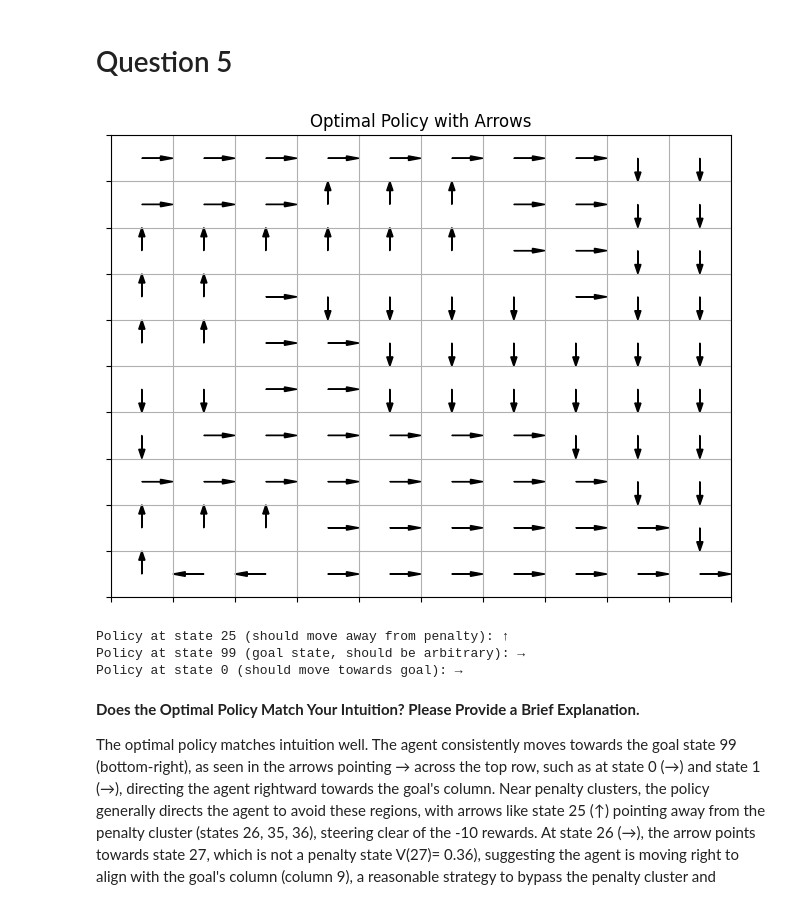
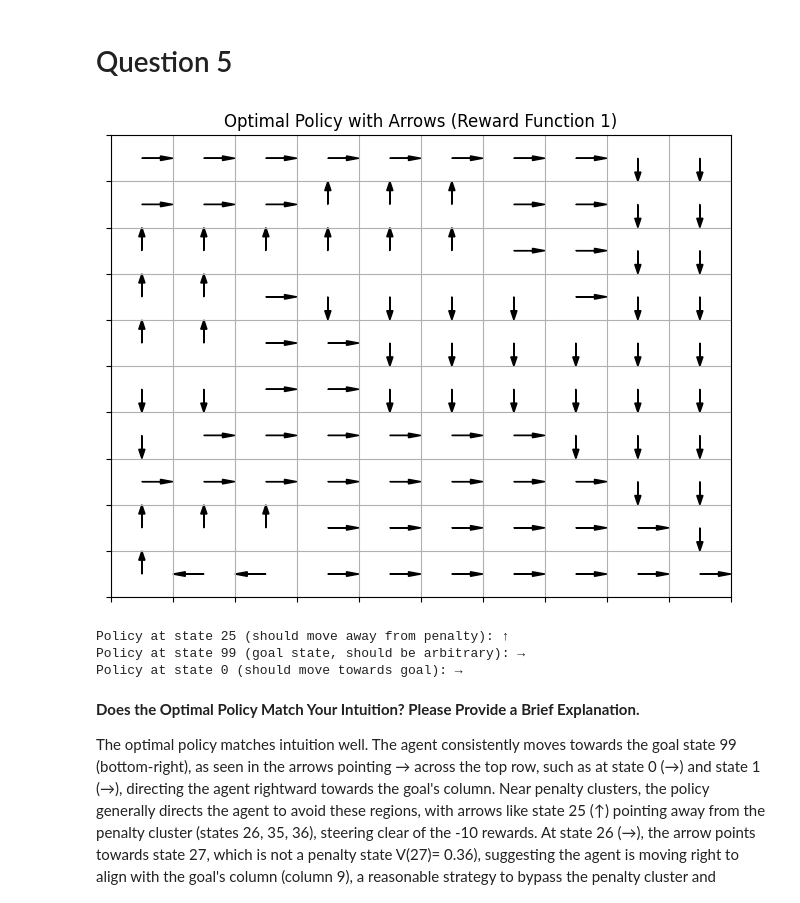
Before and after one commit to kbaseba/232E, a Jupyter notebook: Project_3/ECE232E_Project3_606539982_106405230_106303745.ipynb, the cells around one changed output. Drawn from its saved outputs; the diff is of its cells as text; code cells hidden in the pictures.

```diff
--- a/Project_3/ECE232E_Project3_606539982_106405230_106303745.ipynb
+++ b/Project_3/ECE232E_Project3_606539982_106405230_106303745.ipynb
@@ -294,7 +294,7 @@ epsilon = 0.01
 
 # Actions: 0=Right, 1=Left, 2=Up, 3=Down
 actions = [0, 1, 2, 3]
-action_arrows = {0: (1, 0), 1: (-1, 0), 2: (0, 1), 3: (0, -1)}  # (dx, dy) for arrows
+action_arrows = {0: (1, 0), 1: (-1, 0), 2: (0, 1), 3: (0, -1)}  # Up increases y (upward in plot)
 action_labels = {0: '→', 1: '←', 2: '↑', 3: '↓'}
 
 # Reward Function 1
@@ -371,38 +371,40 @@ def compute_optimal_policy(V):
     return policy
 
 # Compute the optimal policy
 policy = compute_optimal_policy(optimal_V)
 
-# Visualize the optimal policy with arrows
+# Visualize the optimal policy with arrows (row 0 at top, row 9 at bottom, "up is up")
 def plot_policy(policy, title):
     fig, ax = plt.subplots(figsize=(8, 6))
     for i in range(grid_size):
         for j in range(grid_size):
             state = i * grid_size + j
             action = policy[state]
             dx, dy = action_arrows[action]
-            # Plot an arrow at the center of each cell
-            ax.arrow(j + 0.5, grid_size - 1 - i + 0.5, dx * 0.3, dy * 0.3,
+            # Plot an arrow at the center of each cell (row 0 at top, row 9 at bottom)
+            y_position = grid_size - 1 - i  # Row 0 at y=9 (top), row 9 at y=0 (bottom)
+            ax.arrow(j + 0.5, y_position + 0.5, dx * 0.3, dy * 0.3,
                      head_width=0.1, head_length=0.2, fc='black', ec='black')
     ax.set_xticks(np.arange(grid_size + 1))
     ax.set_yticks(np.arange(grid_size + 1))
     ax.set_xticklabels([])
     ax.set_yticklabels([])
     ax.grid(True)
     ax.set_xlim(0, grid_size)
     ax.set_ylim(0, grid_size)
     plt.title(title)
+    plt.savefig('optimal_policy_q5.png')
     plt.show()
 
 # Plot the optimal policy
-plot_policy(policy, "Optimal Policy with Arrows")
+plot_policy(policy, "Optimal Policy with Arrows (Reward Function 1)")
 
 # Print some policy values for verification
 print(f"Policy at state 25 (should move away from penalty): {action_labels[policy[25]]}")
 print(f"Policy at state 99 (goal state, should be arbitrary): {action_labels[policy[99]]}")
 print(f"Policy at state 0 (should move towards goal): {action_labels[policy[0]]}")
 # %% [output]
-[figure, old version]
+[figure, new version]
 Policy at state 25 (should move away from penalty): ↑
 Policy at state 99 (goal state, should be arbitrary): →
 Policy at state 0 (should move towards goal): →
```
Also changed, not shown: parts of 7 cells of this notebook.
